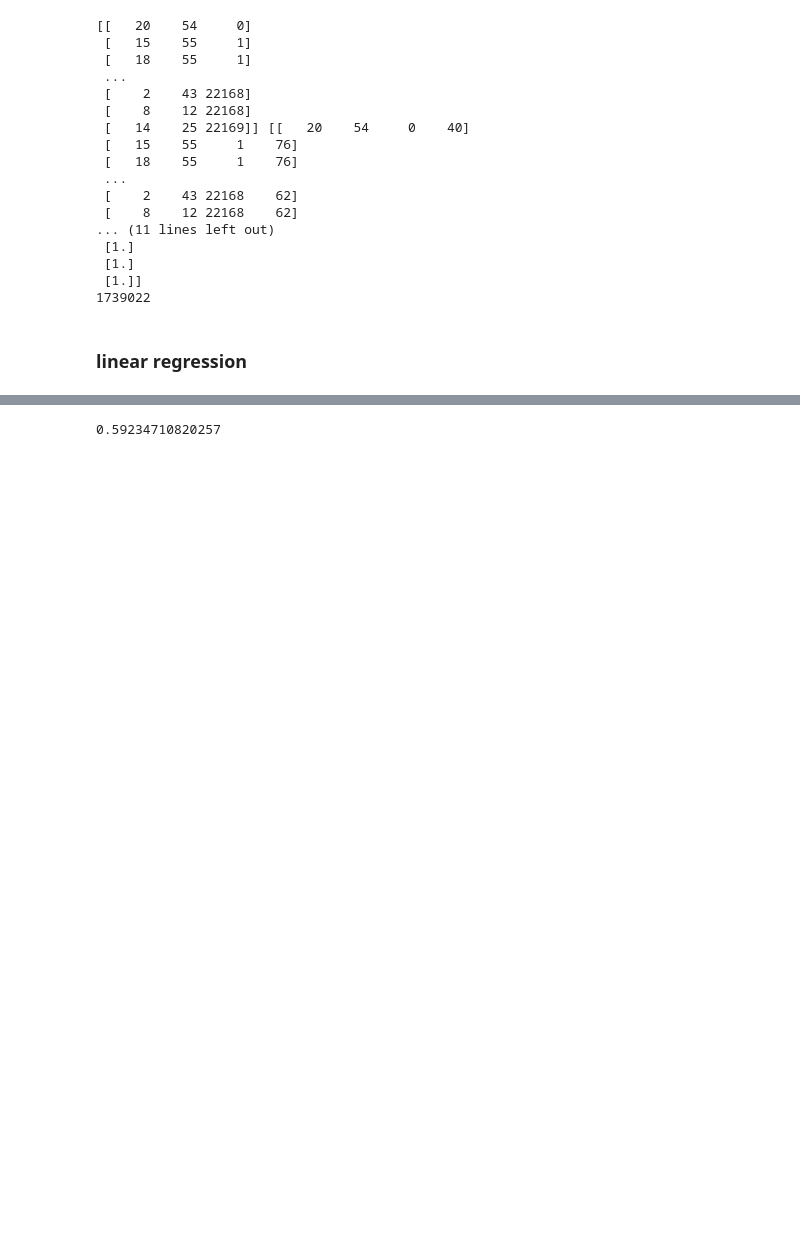
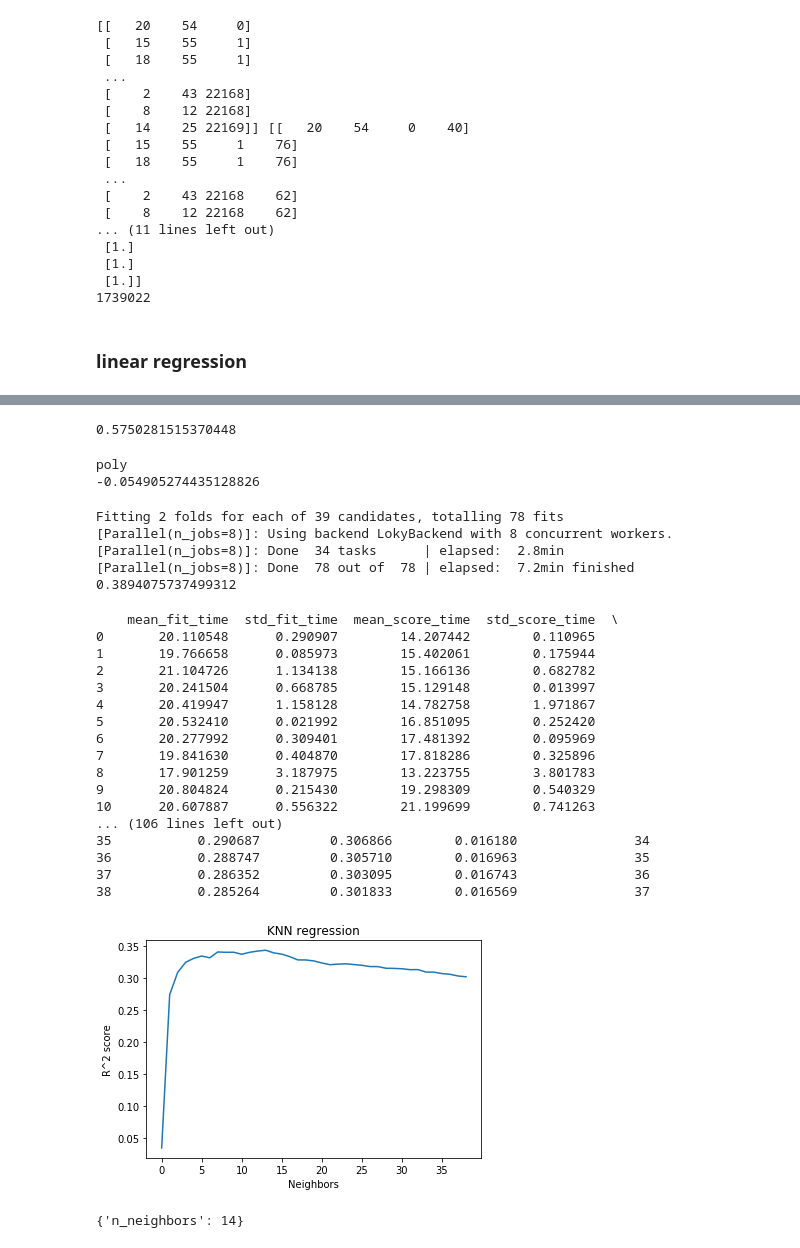
Before and after one commit to JonEliasMoen/IMT3104-Project, a Jupyter notebook: Untitled.ipynb, the cells around one changed output, grey strips where cells are left out. Drawn from its saved outputs; the diff is of its cells as text; code cells hidden in the pictures; blank space fills up the shorter version.

```diff
--- a/Untitled.ipynb
+++ b/Untitled.ipynb
@@ -231,8 +222,73 @@ print(mytree.score(X_test, y_test))
+# %%
+#extra tree
+from sklearn.ensemble import ExtraTreesRegressor
+exTree = ExtraTreesRegressor(n_estimators=40, max_depth=20, n_jobs=8, random_state=22)
+exTree.fit(X_train, y_train)
+print(exTree.score(X_test, y_test)) # 0.5750281515370448, rand 22 md 20
+# %% [output]
+0.5750281515370448
 # %%
 #Random forest
 from sklearn.ensemble import RandomForestRegressor
-regr = RandomForestRegressor(max_depth=32, random_state=0, n_jobs=4)
-regr.fit(X_train,y_train)
-print(regr.score(X_test, y_test))
+randForr = RandomForestRegressor(max_depth=32, random_state=0, n_jobs=4)
+randForr.fit(X_train,y_train)
+print(randForr.score(X_test, y_test))
-# %% [output]
-0.59234710820257
+# %%
+#Polynomial regression
+from sklearn.preprocessing import PolynomialFeatures
+from sklearn.pipeline import make_pipeline
+from sklearn.linear_model import LinearRegression
+
+print("poly")
+degree = 9
+polyDeg=make_pipeline(PolynomialFeatures(degree),LinearRegression())
+polyDeg.fit(X_train, y_train)
+print(polyDeg.score(X_test, y_test))
+# %% [output]
+poly
+-0.054905274435128826
+# %%
+# KNN regressor
+from sklearn.neighbors import KNeighborsRegressor
+from sklearn.model_selection import GridSearchCV
+
+knn = KNeighborsRegressor(n_jobs=3)
+params = {'n_neighbors': np.arange(1,40)}
+knnGr = GridSearchCV(knn, params, cv=2, verbose=True, n_jobs=8)
+knnGr.fit(X_train, y_train)
+print(knnGr.score(X_test, y_test))
+# %% [output]
+Fitting 2 folds for each of 39 candidates, totalling 78 fits
+[Parallel(n_jobs=8)]: Using backend LokyBackend with 8 concurrent workers.
+[Parallel(n_jobs=8)]: Done  34 tasks      | elapsed:  2.8min
+[Parallel(n_jobs=8)]: Done  78 out of  78 | elapsed:  7.2min finished
+0.3894075737499312
+# %%
+res = pd.DataFrame(knnGr.cv_results_)
+print(res)
+plt.plot(res['mean_test_score'].values)
+plt.xlabel("Neighbors")
+plt.ylabel("R^2 score")
+plt.title("KNN regression")
+plt.show()
+print(knnGr.best_params_)
+# %% [output]
+    mean_fit_time  std_fit_time  mean_score_time  std_score_time  \
+0       20.110548      0.290907        14.207442        0.110965
+1       19.766658      0.085973        15.402061        0.175944
+2       21.104726      1.134138        15.166136        0.682782
+3       20.241504      0.668785        15.129148        0.013997
+4       20.419947      1.158128        14.782758        1.971867
+5       20.532410      0.021992        16.851095        0.252420
+6       20.277992      0.309401        17.481392        0.095969
+7       19.841630      0.404870        17.818286        0.325896
+8       17.901259      3.187975        13.223755        3.801783
+9       20.804824      0.215430        19.298309        0.540329
+10      20.607887      0.556322        21.199699        0.741263
+... (106 lines left out)
+35           0.290687         0.306866        0.016180               34
+36           0.288747         0.305710        0.016963               35
+37           0.286352         0.303095        0.016743               36
+38           0.285264         0.301833        0.016569               37
+[figure, added]
+{'n_neighbors': 14}
```
Also changed, not shown: parts of 7 cells of this notebook, 1 other file.
